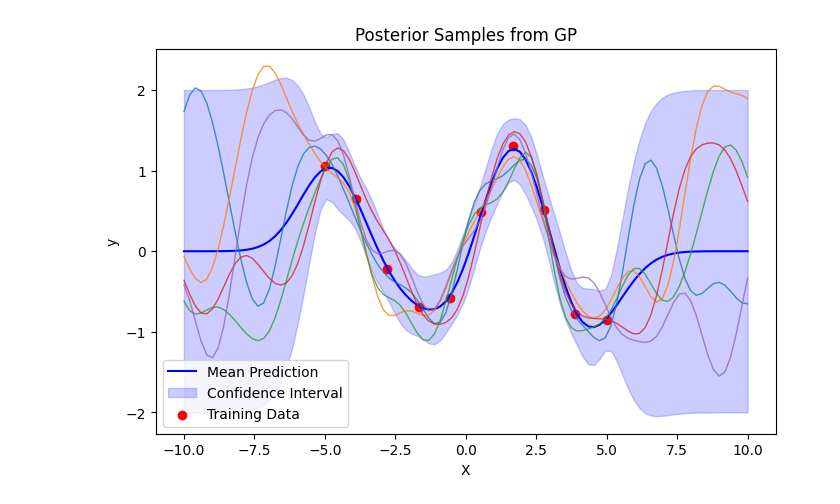
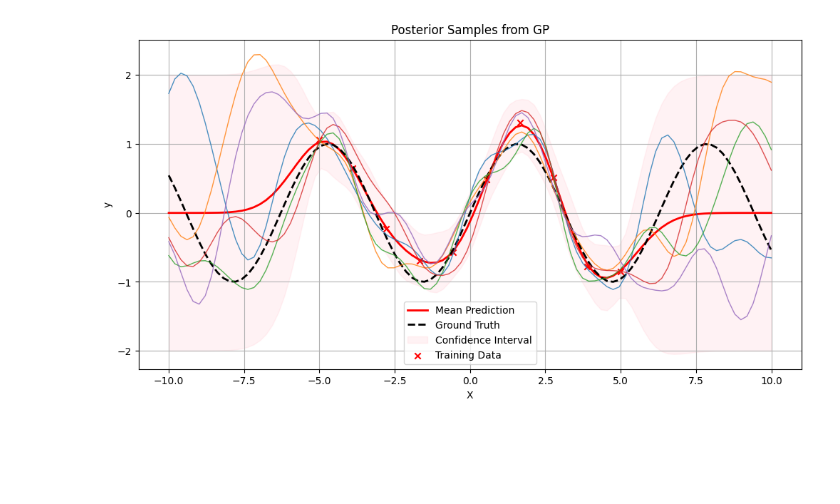
Before and after one commit to fanpu/fanpu.github.io, a Jupyter notebook: assets/jupyter/gaussian-processes/gp.ipynb, the cells around one changed output. Cells and saved outputs as stored; diff of their text form; code cells hidden in the pictures; blank space fills up the shorter version.

```diff
--- a/assets/jupyter/gaussian-processes/gp.ipynb
+++ b/assets/jupyter/gaussian-processes/gp.ipynb
@@ -37,6 +38,7 @@ plt.show()
 # %%
 # Define test points
 X_test = np.linspace(-10, 10, 100)  # Test inputs
+y_ground_truth = np.sin(X_test) # Ground truth
 # %%
 # Hyperparameters for the kernel
 length_scale = 1.0
@@ -60,22 +62,24 @@ cov_s = K_ss - K_s @ K_inv @ K_s.T
 # %%
 # Sample functions from the posterior
 num_samples = 5
 samples = np.random.multivariate_normal(mu_s, cov_s, num_samples)
 
 # Plot the posterior samples
-plt.figure(figsize=(8, 5))
-plt.plot(X_test, mu_s, label='Mean Prediction', color='blue')
+plt.figure(figsize=(12, 6))
+plt.plot(X_test, mu_s, label='Mean Prediction', color='red', linewidth=2)
+plt.plot(X_test, y_ground_truth, label='Ground Truth', linestyle='--', color='black', linewidth=2)
 plt.fill_between(X_test,
                  mu_s - 2 * np.sqrt(np.diag(cov_s)),
                  mu_s + 2 * np.sqrt(np.diag(cov_s)),
-                 color='blue', alpha=0.2, label='Confidence Interval')
+                 color='pink', alpha=0.2, label='Confidence Interval')
 for i in range(num_samples):
     plt.plot(X_test, samples[i], lw=1, alpha=0.8)
-plt.scatter(X_train, y_train, color='red', label='Training Data')
+plt.scatter(X_train, y_train, color='red', marker="x", label='Training Data')
 plt.xlabel('X')
 plt.ylabel('y')
 plt.legend()
 plt.title('Posterior Samples from GP')
+plt.grid()
 plt.show()
 # %% [output]
-[figure, old version]
+[figure, new version]
```
Also changed, not shown: parts of 1 cell of this notebook, 13 other files.
